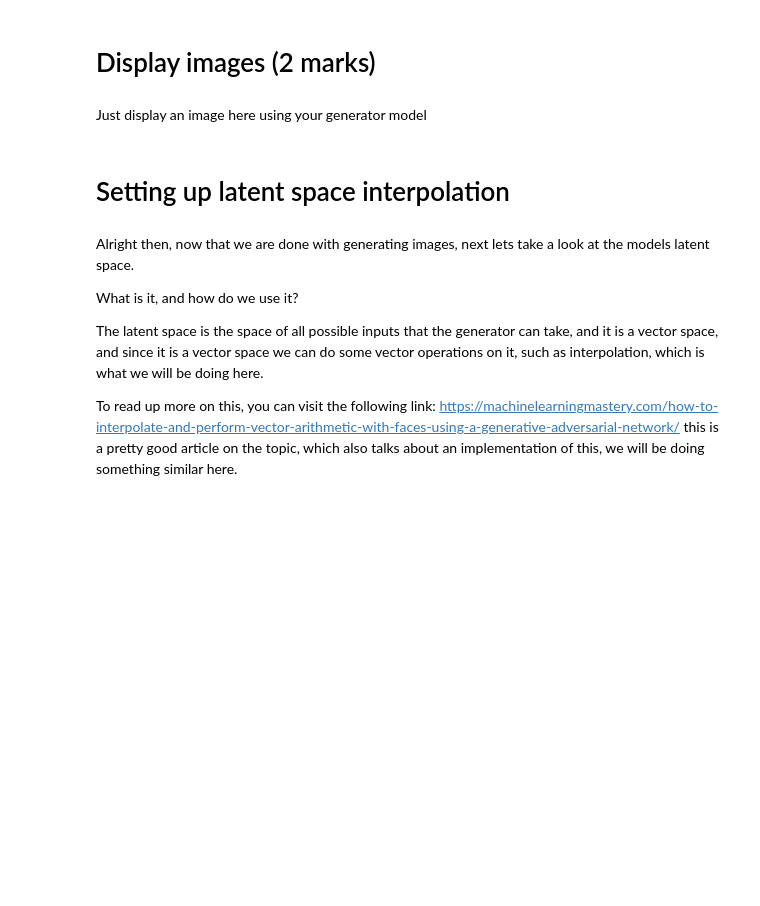
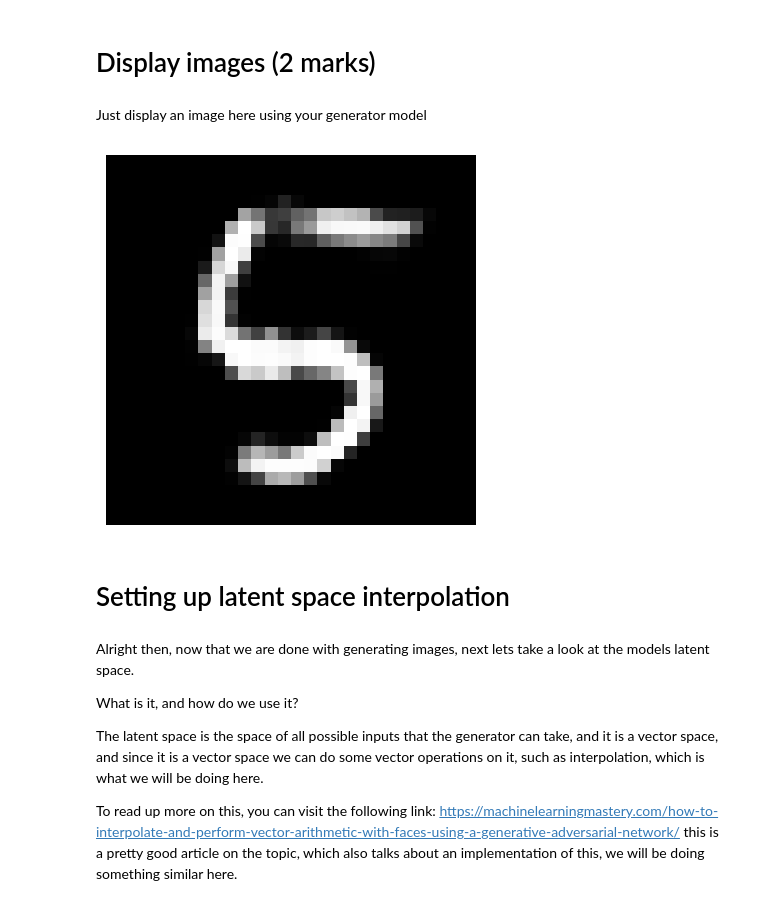
Before and after one commit to Zaimr49/MNIST-GAN-LatentSpaceExplorer, a Jupyter notebook: Part1_rollnumber.ipynb, the cells around one changed output. Saved outputs shown, nothing was run; the diff lists cells and outputs as text; code cells hidden in the pictures; blank space fills up the shorter version.

```diff
--- a/Part1_rollnumber.ipynb
+++ b/Part1_rollnumber.ipynb
@@ -256,24 +369,29 @@ RuntimeError: Expected 3D (unbatched) or 4D (batched) input to conv2d, but got i
 Just display an image here using your generator model
 # %%
 # Load the trained generator model
-generator = Generator(latent_dim, img_shape)
+# generator = Generator(latent_dim, img_shape)
+# generator.load_state_dict(torch.load('generator.pth'))
+# generator.eval()  # Set the model to evaluation mode
+
+generator = Generator(latent_dim)  # Only pass the latent_dim parameter
 generator.load_state_dict(torch.load('generator.pth'))
-generator.eval()  # Set the model to evaluation mode
-
+generator.eval()
 # Generate a random noise vector
 z = torch.randn(1, latent_dim)
 
 # Generate an image using the generator
 with torch.no_grad():
     generated_image = generator(z).view(28, 28)  # Assuming MNIST image size
 
 # Convert the generated image tensor to a numpy array
 generated_image = generated_image.numpy()
 
 # Display the generated image
 plt.imshow(generated_image, cmap='gray')
 plt.axis('off')
 plt.show()
+# %% [output]
+[figure, added]
 # %% [markdown]
 # Setting up latent space interpolation
 # %% [markdown]
```
Also changed, not shown: parts of 12 cells of this notebook, 3 other files.
